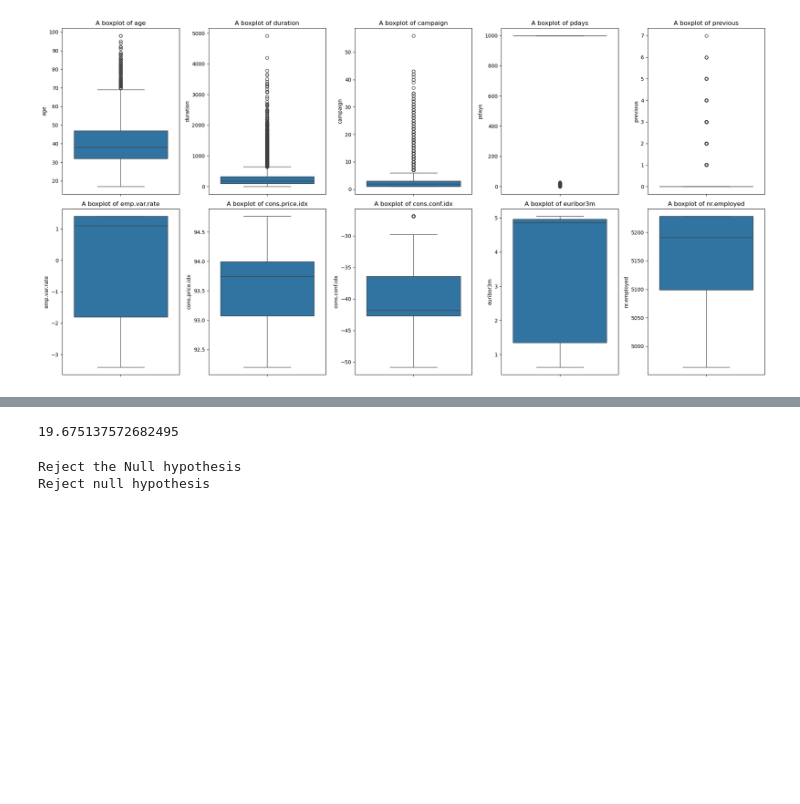
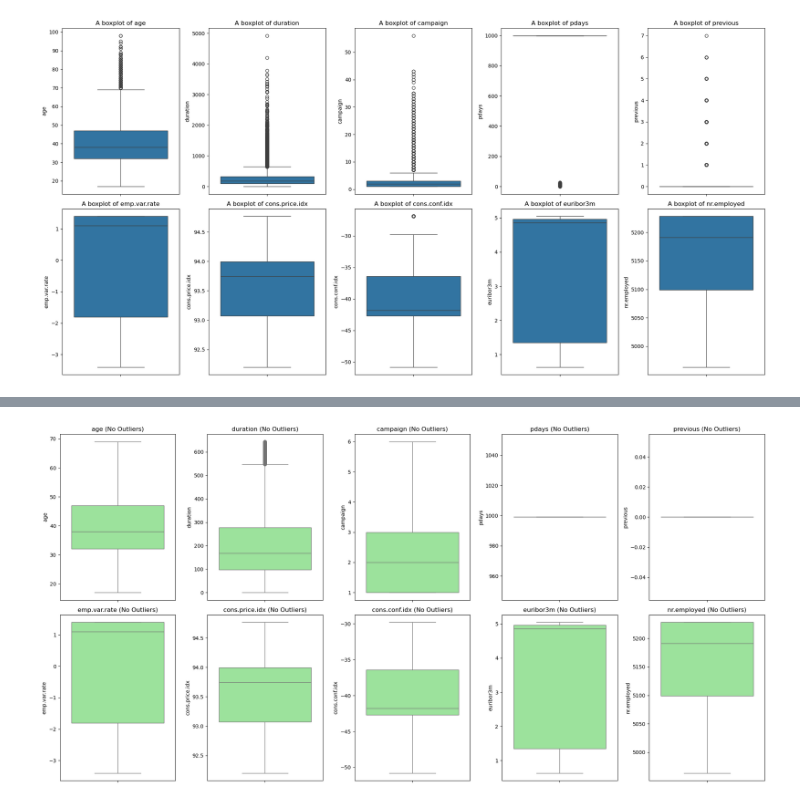
Before and after one commit to Isaac-Jim/AzubiAfrica-Assessment, a Jupyter notebook: Client_Subscription_Prediction.ipynb, the cells around one changed output, grey strips where cells are left out. Saved outputs shown, nothing was run; the diff lists cells and outputs as text; code cells hidden in the pictures; blank space fills up the shorter version.

Commit message:
checked for outliers,correlation,skewness and variance,working on answering business questions now

```diff
--- a/Client_Subscription_Prediction.ipynb
+++ b/Client_Subscription_Prediction.ipynb
@@ -50,6 +51,8 @@ Data columns (total 21 columns):
  20  y               41188 non-null  object
 dtypes: float64(5), int64(5), object(11)
 memory usage: 6.6+ MB
+# %%
+df= df.rename(columns={'y':'Suscribed'})
 # %%
 #Checking for duplicates
 df.duplicated().sum()
@@ -239,17 +178,0 @@ critical_value =chi2.ppf(q=1-alpha,df=11)
-# %%
-critical_value
-# %% [output]
-19.675137572682495
-# %%
-if chi_square_statistic_value >critical_value:
-    print('Reject the Null hypothesis')
-else:
-    print('Fail to reject the null hypothesis')
-
-if pvalue <= alpha:
-    print('Reject null hypothesis')
-else:
-    print('fail to reject null hypothesis')
-# %% [output]
-Reject the Null hypothesis
-Reject null hypothesis
@@ -257,0 +179,29 @@ Reject null hypothesis
+# %%
+def remove_outliers_columnwise(df, list_of_num_cols):
+    cleaned_df = df.copy()
+
+    for col in list_of_num_cols:
+        Q1 = cleaned_df[col].quantile(0.25)
+        Q3 = cleaned_df[col].quantile(0.75)
+        IQR = Q3 - Q1
+        lower = Q1 - 1.5 * IQR
+        upper = Q3 + 1.5 * IQR
+
+        # Set outliers to NaN, keep all rows
+        cleaned_df[col] = cleaned_df[col].where((cleaned_df[col] >= lower) & (cleaned_df[col] <= upper))
+
+    return cleaned_df
+# %%
+clean_df = remove_outliers_columnwise(df, list_of_num_cols)
+
+fig, axes = plt.subplots(2, 5, figsize=(20, 10))
+axes = axes.flatten()
+
+for i, col in enumerate(list_of_num_cols):
+    sns.boxplot(data=clean_df, y=col, ax=axes[i], color='lightgreen')
+    axes[i].set_title(f'{col} (No Outliers)')
+
+plt.tight_layout()
+plt.show()
+# %% [output]
+[figure, added]
```
Also changed, not shown: parts of 45 cells of this notebook.
